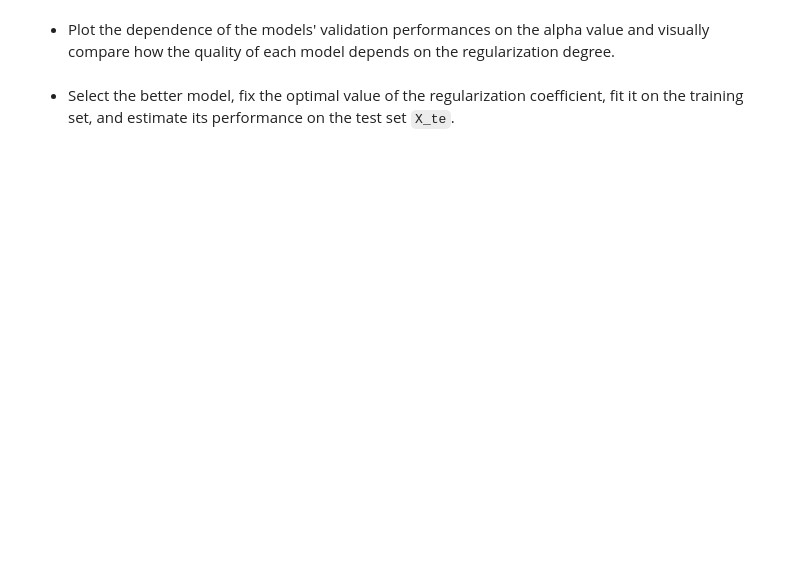
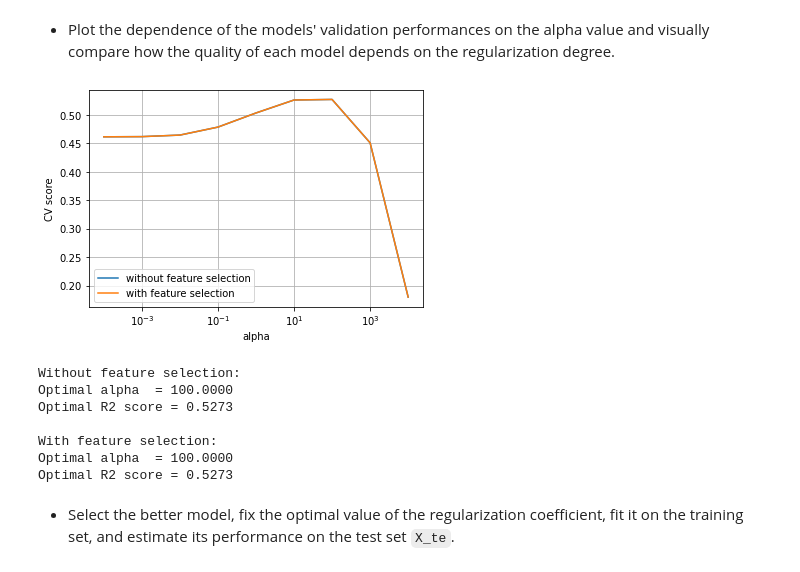
Before and after one commit to Gawainus/hse, a Jupyter notebook: mda_machine_learning/week3_graded_lab/Week3.ipynb, the cells around one changed output. Saved outputs shown, nothing was run; the diff lists cells and outputs as text; code cells hidden in the pictures; blank space fills up the shorter version.

```diff
--- a/mda_machine_learning/week3_graded_lab/Week3.ipynb
+++ b/mda_machine_learning/week3_graded_lab/Week3.ipynb
@@ -119,7 +140,14 @@ from sklearn.compose import ColumnTransformer
 from sklearn.preprocessing import OneHotEncoder
 
 # YOUR CODE HERE
-raise NotImplementedError()
+col_transformer = ColumnTransformer([
+    ('ohe', OneHotEncoder(handle_unknown='ignore'), cat_cols)
+], remainder='passthrough')
+
+model = Pipeline([
+    ('transform', col_transformer),
+    ('estimator', Ridge())
+])
 # %%
 # TEST baseline model
 print('Column transformers:')
@@ -481,4 +587,16 @@ param_grid = {
 }
 
 # YOUR CODE HERE
-raise NotImplementedError()
+grid_cv = GridSearchCV(
+    model,
+    param_grid=param_grid,
+    cv=3,
+    scoring='r2')
+
+grid_cv_k_best = GridSearchCV(
+    model,
+    param_grid=param_grid,
+    cv=3,
+    scoring='r2')
+
+grid_cv.fit(X_tr, y_tr), grid_cv_k_best.fit(X_tr, y_tr)
@@ -494,23 +630,32 @@ assert grid_cv_k_best.scoring == 'r2'
 # %%
 scores = grid_cv.cv_results_['mean_test_score']
 plt.plot(alphas, scores, label="without feature selection")
 scores_k_best = grid_cv_k_best.cv_results_['mean_test_score']
 plt.plot(alphas, scores_k_best, label="with feature selection")
 
 plt.xscale("log")
 plt.xlabel("alpha")
 plt.ylabel("CV score")
-plt.grid()
+plt.grid(True, which="both")
 plt.legend()
 plt.show()
 
 print("Without feature selection:")
 print("Optimal alpha  = %.4f" % grid_cv.best_params_['estimator__alpha'])
 print("Optimal R2 score = %.4f" % grid_cv.best_score_)
 print()
 print("With feature selection:")
 print("Optimal alpha  = %.4f" % grid_cv_k_best.best_params_['estimator__alpha'])
 print("Optimal R2 score = %.4f" % grid_cv_k_best.best_score_)
+# %% [output]
+[figure, added]
+Without feature selection:
+Optimal alpha  = 100.0000
+Optimal R2 score = 0.5273
+
+With feature selection:
+Optimal alpha  = 100.0000
+Optimal R2 score = 0.5273
 # %% [markdown]
 - Select the better model, fix the optimal value of the regularization coefficient, fit it on the training set, and estimate its performance on the test set `X_te`.
 # %%
```
Also changed, not shown: parts of 29 cells of this notebook, 25 other files.
